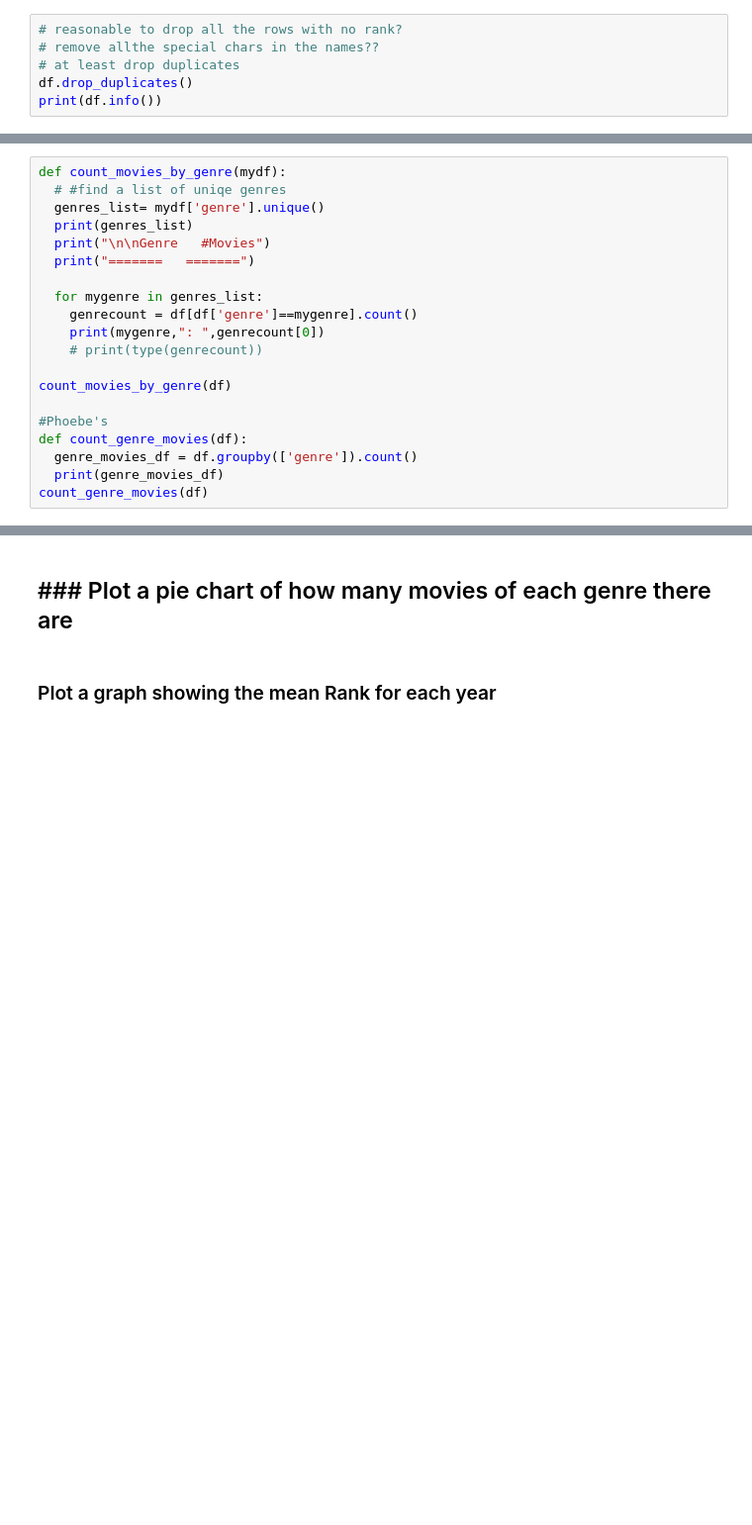
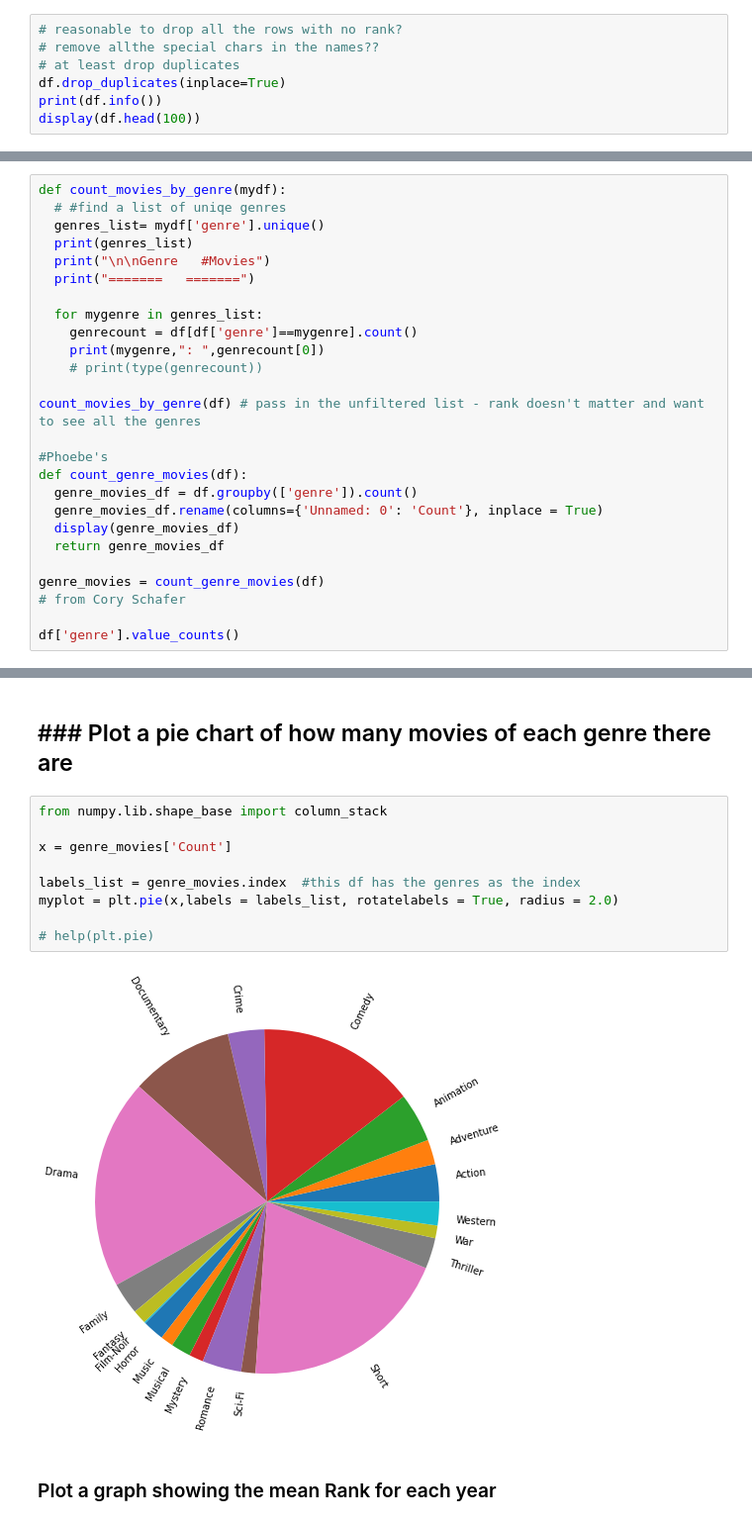
Before and after one commit to UnaRam/pythonFundamemtals, a Jupyter notebook: Una__10_2_Movies_Project.ipynb, the cells around one changed output, grey strips where cells are left out. Shown: that part at 99% size. Saved outputs shown, nothing was run; the diff lists cells and outputs as text; blank space fills up the shorter version.

```diff
--- a/Una__10_2_Movies_Project.ipynb
+++ b/Una__10_2_Movies_Project.ipynb
@@ -46,7 +56,8 @@ None
 # reasonable to drop all the rows with no rank?
 # remove allthe special chars in the names??
 # at least drop duplicates
-df.drop_duplicates()
+df.drop_duplicates(inplace=True)
 print(df.info())
+display(df.head(100))
 # %% [output]
 <class 'pandas.core.frame.DataFrame'>
@@ -128,13 +181,19 @@ def count_movies_by_genre(mydf):
     print(mygenre,": ",genrecount[0])
     # print(type(genrecount))
 
-count_movies_by_genre(df)
+count_movies_by_genre(df) # pass in the unfiltered list - rank doesn't matter and want to see all the genres
 
 #Phoebe's
 def count_genre_movies(df):
   genre_movies_df = df.groupby(['genre']).count()
-  print(genre_movies_df)
-count_genre_movies(df)
+  genre_movies_df.rename(columns={'Unnamed: 0': 'Count'}, inplace = True)
+  display(genre_movies_df)
+  return genre_movies_df
+
+genre_movies = count_genre_movies(df)
+# from Cory Schafer
+
+df['genre'].value_counts()
 # %% [output]
 ['Short' 'Drama' 'Documentary' 'Thriller' 'Romance' 'Action' 'Comedy'
  'Family' 'Crime' 'Adventure' 'Animation' 'Horror' 'Sci-Fi' 'War'
@@ -226,5 +320,16 @@ plt.show()
 # %% [markdown]
 ### Plot a pie chart of how many movies of each genre there are
 ---
+# %%
+from numpy.lib.shape_base import column_stack
+
+x = genre_movies['Count']
+
+labels_list = genre_movies.index  #this df has the genres as the index
+myplot = plt.pie(x,labels = labels_list, rotatelabels = True, radius = 2.0)
+
+# help(plt.pie)
+# %% [output]
+[figure, added]
 # %% [markdown]
 ### Plot a graph showing the mean Rank for each year
```
Also changed, not shown: parts of 6 cells of this notebook.
